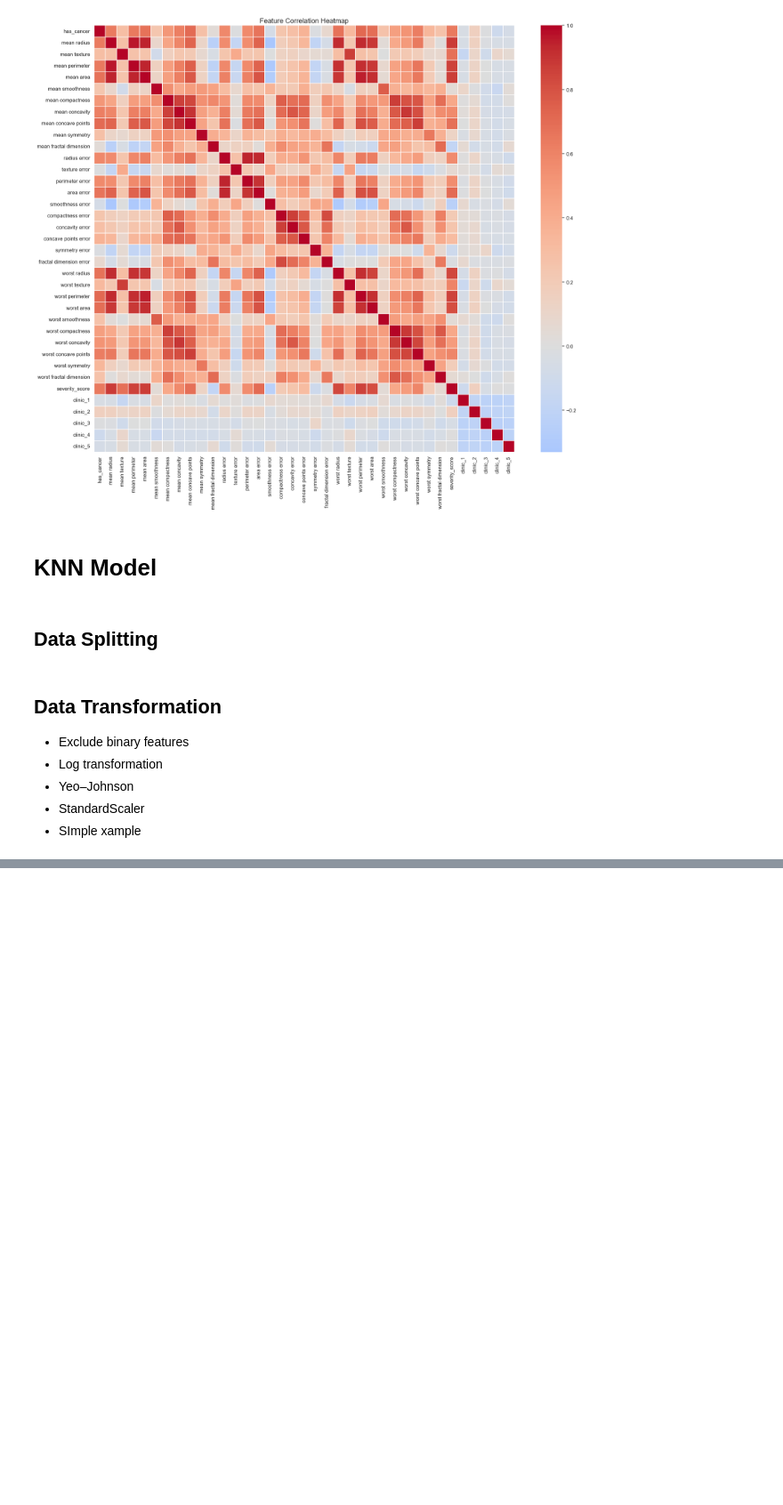
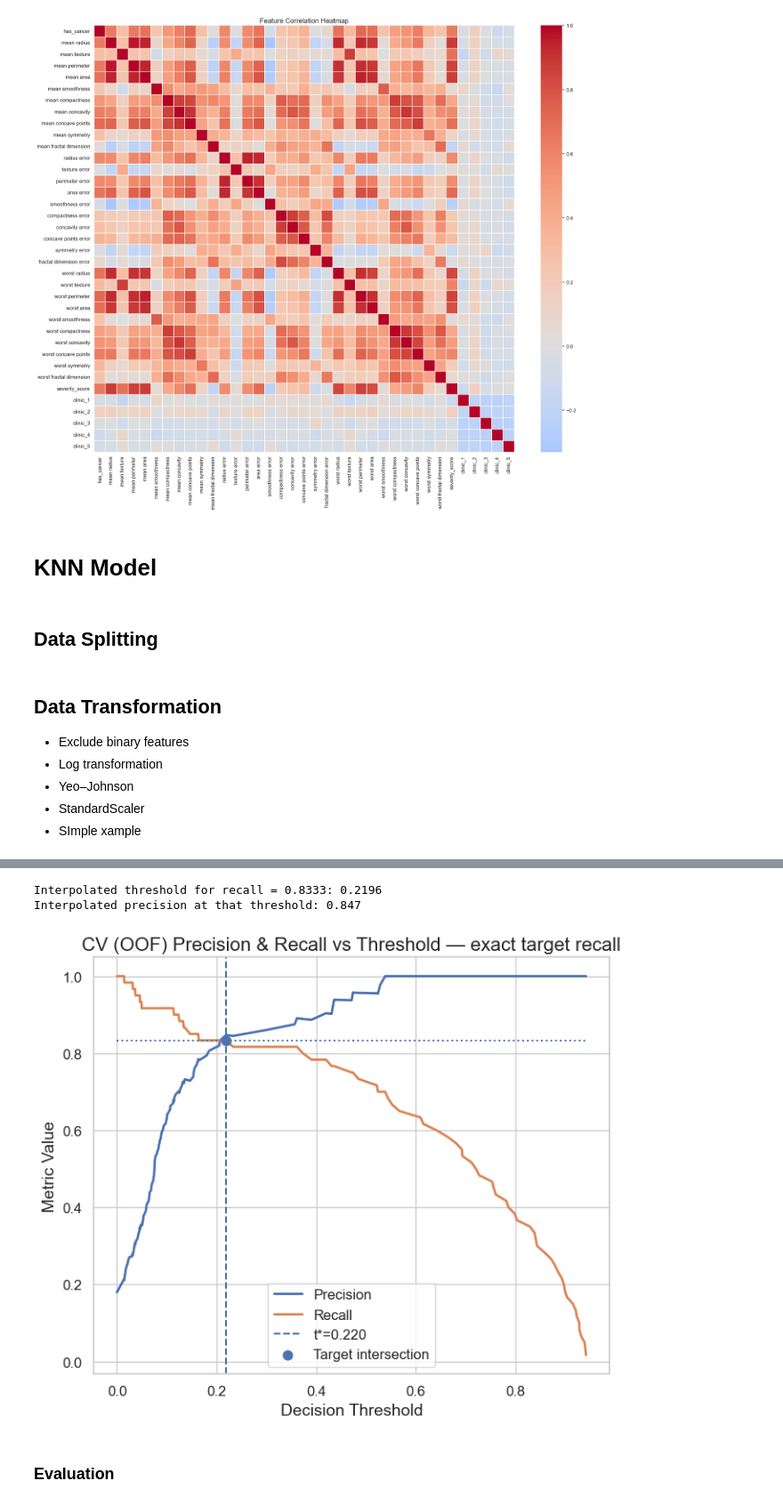
Before and after one commit to SOMNIVM/STA2546, a Jupyter notebook: Big Project Project 3 Group/Non-Parametric Methods Dinghui Chen.ipynb, the cells around one changed output, grey strips where cells are left out. Shown at 89% size. Cells and saved outputs as stored; diff of their text form; code cells hidden in the pictures; blank space fills up the shorter version.

```diff
--- a/Big Project Project 3 Group/Non-Parametric Methods Dinghui Chen.ipynb
+++ b/Big Project Project 3 Group/Non-Parametric Methods Dinghui Chen.ipynb
@@ -381,0 +999,57 @@ plt.show()
+# %%
+target_recall = 0.8333
+
+p = precision[:-1]
+r = recall[:-1]
+t = thresholds
+
+# Find where recall crosses target (from >= to <)
+cross = np.where((r[:-1] >= target_recall) & (r[1:] < target_recall))[0]
+
+if len(cross) == 0:
+    print("Target recall not achievable or recall never crosses it.")
+else:
+    i = cross[0]  # crossing interval [i, i+1]
+
+    # Interpolate threshold t_star where recall == target_recall
+    r0, r1 = r[i], r[i+1]
+    t0, t1 = t[i], t[i+1]
+
+    # avoid divide-by-zero
+    if r1 == r0:
+        t_star = t0
+    else:
+        t_star = t0 + (target_recall - r0) * (t1 - t0) / (r1 - r0)
+
+    # Interpolate precision at t_star
+    p0, p1 = p[i], p[i+1]
+    p_star = p0 + (t_star - t0) * (p1 - p0) / (t1 - t0)
+
+    print(f"Interpolated threshold for recall = {target_recall:.4f}: {t_star:.4f}")
+    print(f"Interpolated precision at that threshold: {p_star:.3f}")
+
+    # Plot and mark the EXACT crossing point
+    import matplotlib.pyplot as plt
+    plt.figure(figsize=(7, 6))
+    plt.plot(t, p, label="Precision", linewidth=2)
+    plt.plot(t, r, label="Recall", linewidth=2)
+
+    plt.axvline(t_star, linestyle="--", label=f"t*={t_star:.3f}")
+    plt.hlines(target_recall, t.min(), t.max(), linestyles=":")
+
+    # marker at intersection
+    plt.scatter([t_star], [target_recall], s=60, zorder=5, label="Target intersection")
+
+    plt.xlabel("Decision Threshold")
+    plt.ylabel("Metric Value")
+    plt.title("CV (OOF) Precision & Recall vs Threshold — exact target recall")
+    plt.legend()
+    plt.grid(True)
+    plt.tight_layout()
+    plt.show()
+# %% [output]
+Interpolated threshold for recall = 0.8333: 0.2196
+Interpolated precision at that threshold: 0.847
+[figure, added]
+# %% [markdown]
+### Evaluation
```
Also changed, not shown: parts of 23 cells of this notebook.
